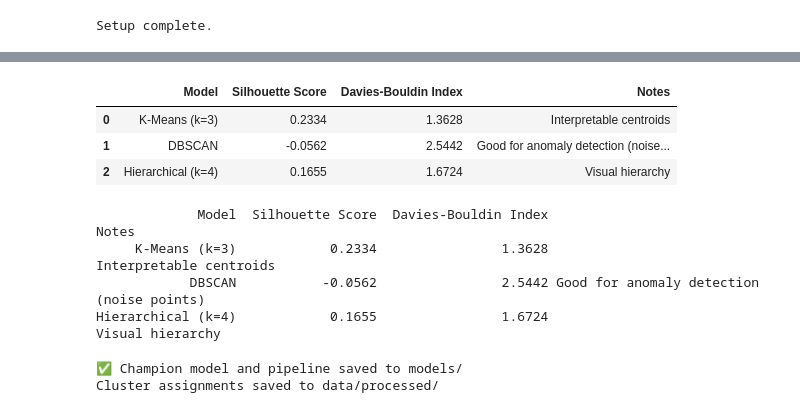
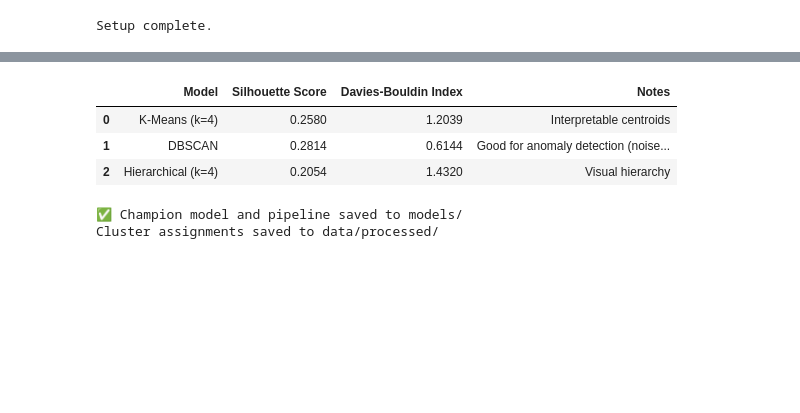
Before and after one commit to Apaelijo/predictive-maintenance-clustering, a Jupyter notebook: notebooks/02_clustering.ipynb, the cells around one changed output, grey strips where cells are left out. Cells and saved outputs as stored; diff of their text form; code cells hidden in the pictures; blank space fills up the shorter version.

```diff
--- a/notebooks/02_clustering.ipynb
+++ b/notebooks/02_clustering.ipynb
@@ -47,7 +47,7 @@ print("Engineered features:", data_eng.columns.tolist())
 from src.data.preprocess import build_preprocessing_pipeline
 pre = build_preprocessing_pipeline()
 X_pre = pre.fit_transform(data_eng)
-n_components = min(8, X_pre.shape[1], X_pre.shape[0])
+n_components = 0.81 #min(8, X_pre.shape[1], X_pre.shape[0])
 print(f"Using PCA n_components={n_components}")
 pipeline = create_full_pipeline(n_components=n_components)
 X_scaled = pipeline.fit_transform(data_eng)
@@ -70,6 +69,6 @@ print("=== K-Means: Finding Optimal k ===")
 inertias, sil_scores = find_optimal_k(X_scaled, max_k=8)
 
 # Choose best k based on plots (usually 3-5 for this dataset)
-best_k = 3   # ← Adjust after viewing plots
+best_k = 4  # ← Adjust after viewing plots
 # %% [output]
 === K-Means: Finding Optimal k ===
@@ -86,8 +85,8 @@ print("\n=== Training DBSCAN ===")
 # distances = np.sort(distances[:,4])
 # plt.plot(distances); plt.title("k-distance plot"); plt.show()
 
-db_model, db_labels, db_sil, db_db = dbscan_clustering(X_scaled, eps=0.75, min_samples=8)
-
+db_model, db_labels, db_sil, db_db = dbscan_clustering(X_scaled, eps=0.55, min_samples=8)
+#eps = 0.55 by far gives the highest silhouette score giving out 2 clusters
 print("\n=== Training Hierarchical Clustering ===")
 plot_dendrogram(X_scaled[:2000], method='ward')   # subsample for speed
 hier_model, hier_labels, h_sil, h_db = hierarchical_clustering(X_scaled, n_clusters=best_k)
@@ -102,28 +101,24 @@ INFO:root:Hierarchical (n=3) - Silhouette: 0.1655, DB: 1.6724
 # %%
 comparison = pd.DataFrame({
-    'Model': ['K-Means (k=3)', 'DBSCAN', 'Hierarchical (k=4)'],
+    'Model': ['K-Means (k=4)', 'DBSCAN', 'Hierarchical (k=4)'],
     'Silhouette Score': [k_sil, db_sil, h_sil],
     'Davies-Bouldin Index': [k_db, db_db, h_db],
     'Notes': [
         'Interpretable centroids',
         'Good for anomaly detection (noise points)',
         'Visual hierarchy'
     ]
 })
 
 comparison_rounded = comparison.round(4)
 display(comparison_rounded)
 
-print(comparison_rounded.to_string(index=False))
+#print(comparison_rounded.to_string(index=False))
 # %% [output]
 |  | Model | Silhouette Score | Davies-Bouldin Index | Notes |
-| 0 | K-Means (k=3) | 0.2334 | 1.3628 | Interpretable centroids |
-| 1 | DBSCAN | -0.0562 | 2.5442 | Good for anomaly detection (noise... |
-| 2 | Hierarchical (k=4) | 0.1655 | 1.6724 | Visual hierarchy |
+| 0 | K-Means (k=4) | 0.2580 | 1.2039 | Interpretable centroids |
+| 1 | DBSCAN | 0.2814 | 0.6144 | Good for anomaly detection (noise... |
+| 2 | Hierarchical (k=4) | 0.2054 | 1.4320 | Visual hierarchy |
-             Model  Silhouette Score  Davies-Bouldin Index                                     Notes
-     K-Means (k=3)            0.2334                1.3628                   Interpretable centroids
-            DBSCAN           -0.0562                2.5442 Good for anomaly detection (noise points)
-Hierarchical (k=4)            0.1655                1.6724                          Visual hierarchy
 # %%
 import sys
 from pathlib import Path
```
Also changed, not shown: parts of 5 cells of this notebook, 13 other files.
